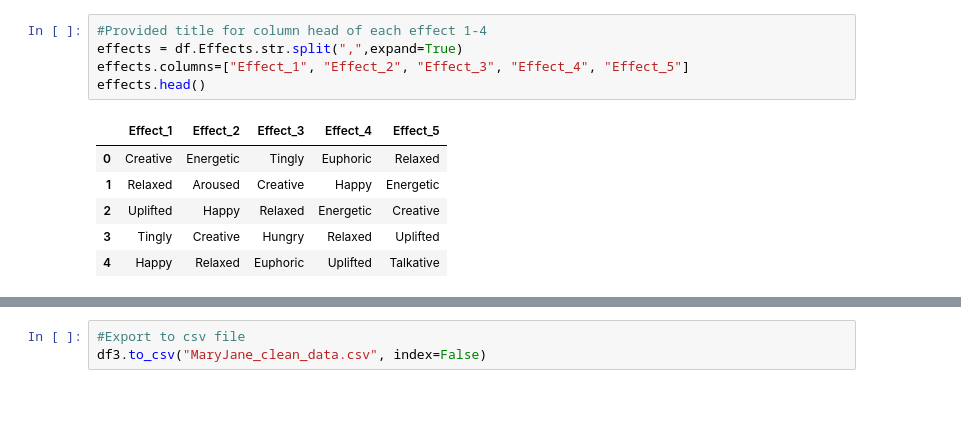
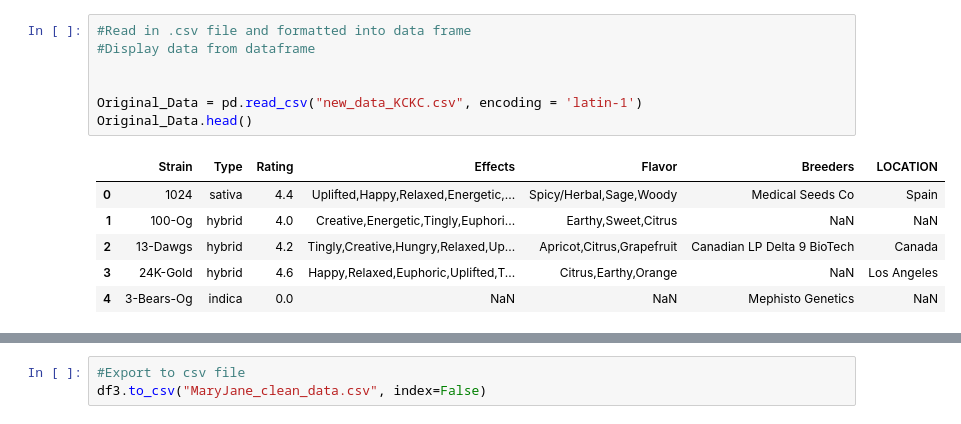
Before and after one commit to Berli85/SMU-Project-1-MaryJane, a Jupyter notebook: KimChi Work/Project 1 Team 2 data KCKC.ipynb, the cells around one changed output, grey strips where cells are left out. Drawn from its saved outputs; the diff is of its cells as text.

```diff
--- a/KimChi Work/Project 1 Team 2 data KCKC.ipynb
+++ b/KimChi Work/Project 1 Team 2 data KCKC.ipynb
@@ -32,12 +6,14 @@ df.Effects.str.split(",",expand=True)
 # %%
-#Provided title for column head of each effect 1-4
-effects = df.Effects.str.split(",",expand=True)
-effects.columns=["Effect_1", "Effect_2", "Effect_3", "Effect_4", "Effect_5"]
-effects.head()
+#Read in .csv file and formatted into data frame
+#Display data from dataframe
+
+
+Original_Data = pd.read_csv("new_data_KCKC.csv", encoding = 'latin-1')
+Original_Data.head()
 # %% [output]
-|  | Effect_1 | Effect_2 | Effect_3 | Effect_4 | Effect_5 |
-| 0 | Creative | Energetic | Tingly | Euphoric | Relaxed |
-| 1 | Relaxed | Aroused | Creative | Happy | Energetic |
-| 2 | Uplifted | Happy | Relaxed | Energetic | Creative |
-| 3 | Tingly | Creative | Hungry | Relaxed | Uplifted |
-| 4 | Happy | Relaxed | Euphoric | Uplifted | Talkative |
+|  | Strain | Type | Rating | Effects | Flavor | Breeders | LOCATION |
+| 0 | 1024 | sativa | 4.4 | Uplifted,Happy,Relaxed,Energetic,... | Spicy/Herbal,Sage,Woody | Medical Seeds Co | Spain |
+| 1 | 100-Og | hybrid | 4.0 | Creative,Energetic,Tingly,Euphori... | Earthy,Sweet,Citrus | NaN | NaN |
+| 2 | 13-Dawgs | hybrid | 4.2 | Tingly,Creative,Hungry,Relaxed,Up... | Apricot,Citrus,Grapefruit | Canadian LP Delta 9 BioTech | Canada |
+| 3 | 24K-Gold | hybrid | 4.6 | Happy,Relaxed,Euphoric,Uplifted,T... | Citrus,Earthy,Orange | NaN | Los Angeles |
+| 4 | 3-Bears-Og | indica | 0.0 | NaN | NaN | Mephisto Genetics | NaN |
```
Also changed, not shown: parts of 39 cells of this notebook, 5 other files.
